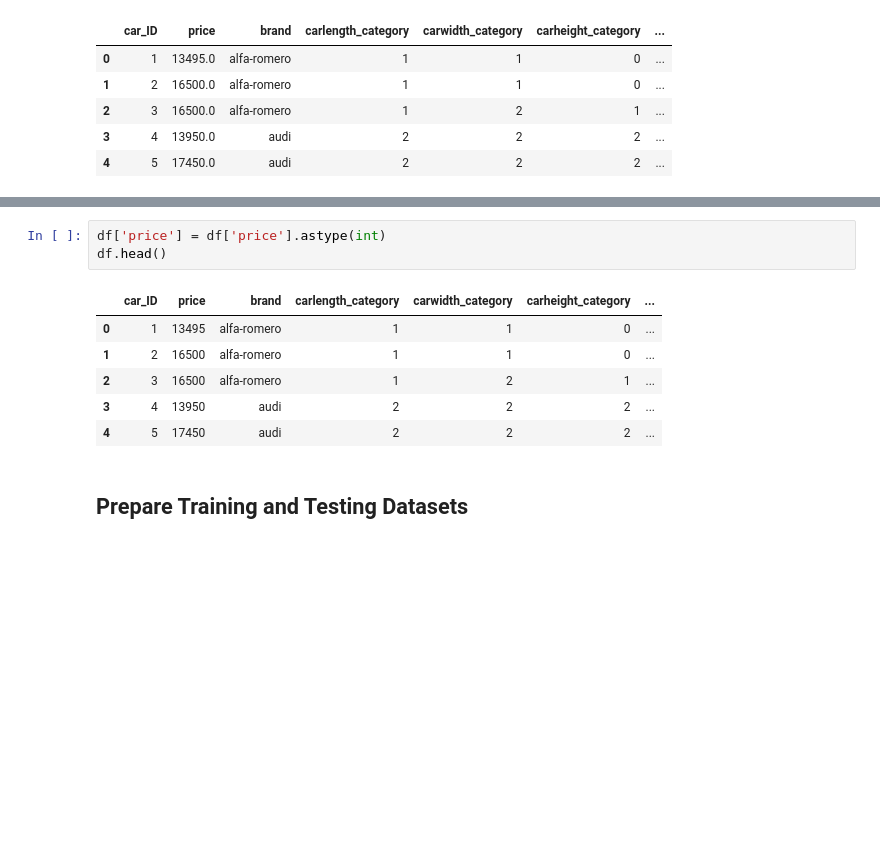
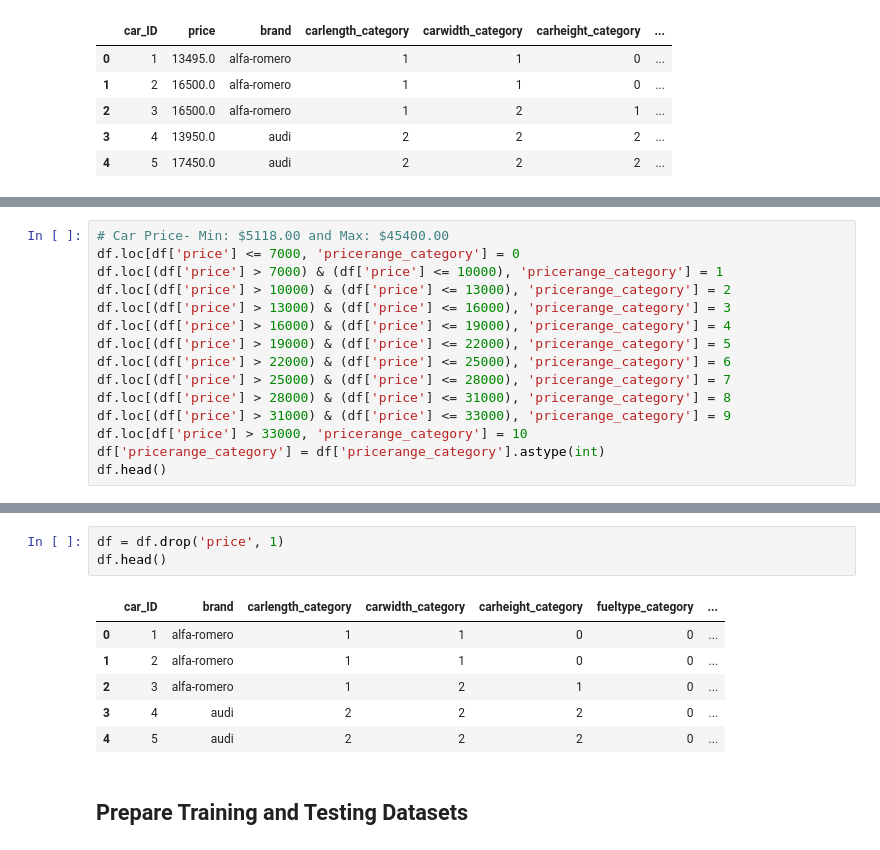
Before and after one commit to juishah14/Predicting-Car-Prices, a Jupyter notebook: car_prices.ipynb, the cells around one changed output, grey strips where cells are left out. Saved outputs shown, nothing was run; the diff lists cells and outputs as text; blank space fills up the shorter version.

```diff
--- a/car_prices.ipynb
+++ b/car_prices.ipynb
@@ -684,0 +699,15 @@ Convert price from a float to an int type, so that it can be used as a label for
+# %%
+# Car Price- Min: $5118.00 and Max: $45400.00
+df.loc[df['price'] <= 7000, 'pricerange_category'] = 0
+df.loc[(df['price'] > 7000) & (df['price'] <= 10000), 'pricerange_category'] = 1
+df.loc[(df['price'] > 10000) & (df['price'] <= 13000), 'pricerange_category'] = 2
+df.loc[(df['price'] > 13000) & (df['price'] <= 16000), 'pricerange_category'] = 3
+df.loc[(df['price'] > 16000) & (df['price'] <= 19000), 'pricerange_category'] = 4
+df.loc[(df['price'] > 19000) & (df['price'] <= 22000), 'pricerange_category'] = 5
+df.loc[(df['price'] > 22000) & (df['price'] <= 25000), 'pricerange_category'] = 6
+df.loc[(df['price'] > 25000) & (df['price'] <= 28000), 'pricerange_category'] = 7
+df.loc[(df['price'] > 28000) & (df['price'] <= 31000), 'pricerange_category'] = 8
+df.loc[(df['price'] > 31000) & (df['price'] <= 33000), 'pricerange_category'] = 9
+df.loc[df['price'] > 33000, 'pricerange_category'] = 10
+df['pricerange_category'] = df['pricerange_category'].astype(int)
+df.head()
@@ -685,13 +721,13 @@ Convert price from a float to an int type, so that it can be used as a label for
 # %%
-df['price'] = df['price'].astype(int)
+df = df.drop('price', 1)
 df.head()
 # %% [output]
-|  | car_ID | price | brand | carlength_category | carwidth_category | carheight_category | ... |
-| 0 | 1 | 13495 | alfa-romero | 1 | 1 | 0 | ... |
-| 1 | 2 | 16500 | alfa-romero | 1 | 1 | 0 | ... |
-| 2 | 3 | 16500 | alfa-romero | 1 | 2 | 1 | ... |
-| 3 | 4 | 13950 | audi | 2 | 2 | 2 | ... |
-| 4 | 5 | 17450 | audi | 2 | 2 | 2 | ... |
+|  | car_ID | brand | carlength_category | carwidth_category | carheight_category | fueltype_category | ... |
+| 0 | 1 | alfa-romero | 1 | 1 | 0 | 0 | ... |
+| 1 | 2 | alfa-romero | 1 | 1 | 0 | 0 | ... |
+| 2 | 3 | alfa-romero | 1 | 2 | 1 | 0 | ... |
+| 3 | 4 | audi | 2 | 2 | 2 | 0 | ... |
+| 4 | 5 | audi | 2 | 2 | 2 | 0 | ... |
 # %% [markdown]
 ## Prepare Training and Testing Datasets
 # %%
```
Also changed, not shown: parts of 9 cells of this notebook.
